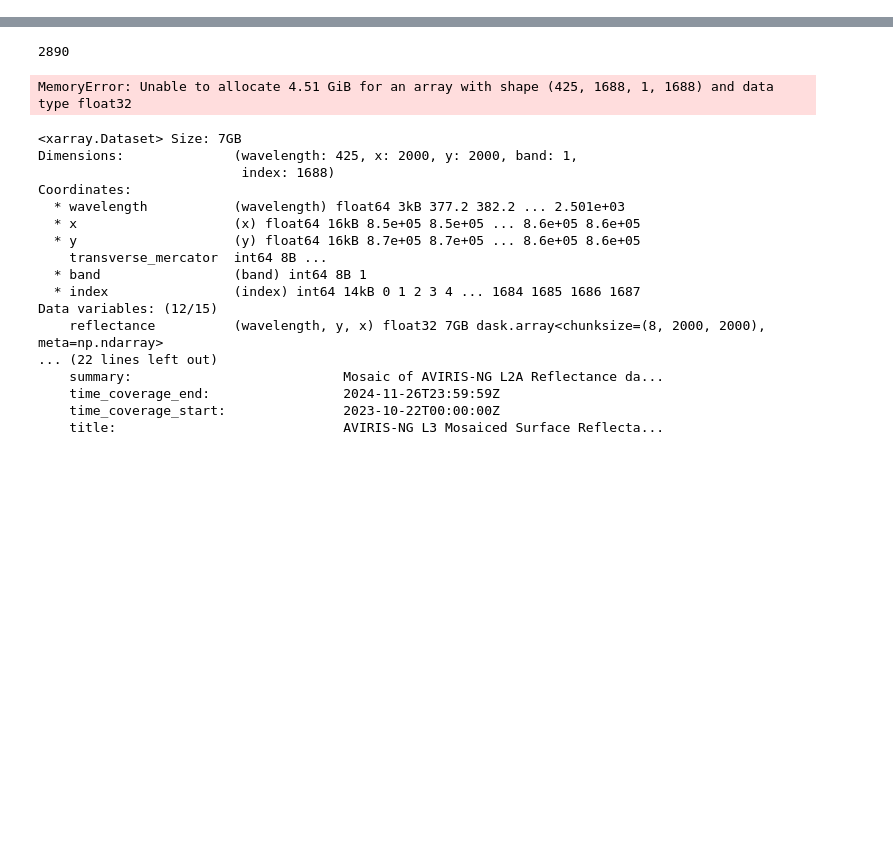
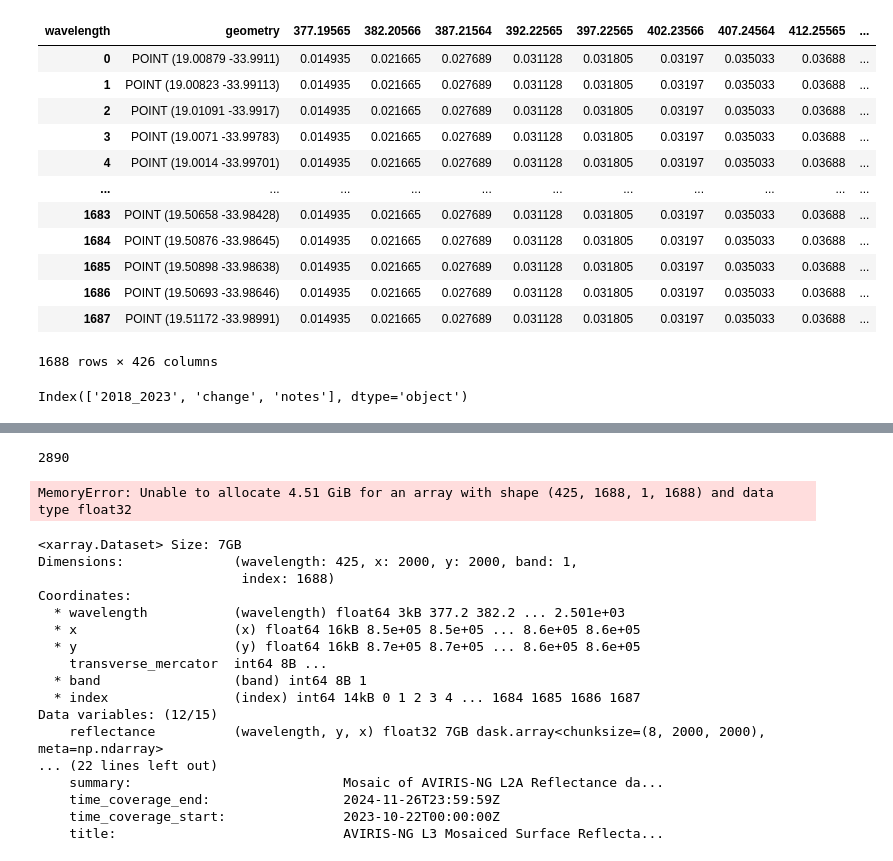
Before and after one commit to Geethen/hypinvalimap, a Jupyter notebook: code/2023_invasives.ipynb, the cells around one changed output, grey strips where cells are left out. Saved outputs shown, nothing was run; the diff lists cells and outputs as text; code cells hidden in the pictures; blank space fills up the shorter version.

```diff
--- a/code/2023_invasives.ipynb
+++ b/code/2023_invasives.ipynb
@@ -7,5 +118,5 @@ from dask.diagnostics import ProgressBar
 # %%
-ds = xr.open_dataset(r"C:\Users\coach\myfiles\postdoc\Invasives\AVIRIS-NG_BIOSCAPE_V02_L3_32_17_RFL.nc", engine="rasterio", chunks="auto")
+ds = xr.open_dataset(r"/mnt/hdd1/invasives/hypinvalimap/data/AVIRIS-NG_BIOSCAPE_V02_L3_32_16_RFL.nc", engine="rasterio", chunks="auto")
 ds
 # %% [output]
 <xarray.Dataset> Size: 7GB
@@ -28,5 +190,15 @@ Data variables: (12/13)
 # %%
 # Load invasive species point data
-gdf = gpd.read_file(r'C:\Users\coach\myfiles\postdoc\Invasives\code\hypinvalimap\data\aliens_sep2018.shp')
-gdf.head()
+# gdf = gpd.read_file(r'C:\Users\coach\myfiles\postdoc\Invasives\code\hypinvalimap\data\aliens_sep2018.shp')
+gdf = gpd.read_file(r'/home/geethen/invasives/hypinvalimap/data/2018_2023_MgnChg.shp')
+gdf = gdf[gdf.geometry.notnull()]
+
+gdf2 = gpd.read_file(r'/home/geethen/invasives/hypinvalimap/data/aliens_sep2018.shp')
+gdf2.dropna(subset=['geometry'], inplace=True)
+gdf2 = gdf2[gdf2.geometry != 'None']
+gdf2.shape
+
+
+# gdf2
+# gdf.head()
 # %% [output]
@@ -38,0 +216,4 @@ gdf.head()
+# %%
+joined = gpd.sjoin_nearest(gdf2[['fid', 'class', 'group', 'geometry']], gdf[['geometry','change', 'notes']], how='inner', distance_col='dist')
+
+joined.isna().sum()
@@ -42,12 +233,22 @@ def extract_points(ds, points):
     Extracts data values at specified points from a locally stored dataset.
 
     Parameters:
-    - ds: str, path to the dataset (e.g., netCDF or GeoTIFF).
+    - ds: str, path to the dataset (e.g., netCDF or GeoTIFF) or dataset.
     - points: GeoDataFrame, point locations to extract data.
 
     Returns:
     - DataFrame containing extracted data values and point indices.
     """
+    if isinstance(ds, str):
+        ds = xr.open_dataset(ds, engine="rasterio", chunks="auto")
+
+    # get the bounding box of the dataset
+    geo = get_bounds_as_gdf(ds)
+
+    # Clip the raw data to the bounding box
+    points = points.clip(geo)
+    print(f'got {points.shape[0]} point from {ds.title}')
+
     # Extract data at points
     extracted = ds.xvec.extract_points(
         points['geometry'],
@@ -58,6 +259,6 @@ def extract_points(ds, points):
 
     return extracted
 
-df = extract_points(ds, gdf)
+df = extract_points(ds, joined)
 df
 # %% [output]
@@ -80,0 +364,26 @@ Data variables: (12/15)
+# %%
+widedf = df.xvec.to_geodataframe(long=True).pivot_table(
+    index=['geometry'],  # Replace with your actual spatial and other relevant dimensions
+    columns='wavelength',
+    values='reflectance'
+).reset_index()
+widedf
+# %% [output]
+| wavelength | geometry | 377.19565 | 382.20566 | 387.21564 | 392.22565 | 397.22565 | 402.23566 | 407.24564 | 412.25565 | ... |
+| 0 | POINT (19.00879 -33.9911) | 0.014935 | 0.021665 | 0.027689 | 0.031128 | 0.031805 | 0.03197 | 0.035033 | 0.03688 | ... |
+| 1 | POINT (19.00823 -33.99113) | 0.014935 | 0.021665 | 0.027689 | 0.031128 | 0.031805 | 0.03197 | 0.035033 | 0.03688 | ... |
+| 2 | POINT (19.01091 -33.9917) | 0.014935 | 0.021665 | 0.027689 | 0.031128 | 0.031805 | 0.03197 | 0.035033 | 0.03688 | ... |
+| 3 | POINT (19.0071 -33.99783) | 0.014935 | 0.021665 | 0.027689 | 0.031128 | 0.031805 | 0.03197 | 0.035033 | 0.03688 | ... |
+| 4 | POINT (19.0014 -33.99701) | 0.014935 | 0.021665 | 0.027689 | 0.031128 | 0.031805 | 0.03197 | 0.035033 | 0.03688 | ... |
+| ... | ... | ... | ... | ... | ... | ... | ... | ... | ... | ... |
+| 1683 | POINT (19.50658 -33.98428) | 0.014935 | 0.021665 | 0.027689 | 0.031128 | 0.031805 | 0.03197 | 0.035033 | 0.03688 | ... |
+| 1684 | POINT (19.50876 -33.98645) | 0.014935 | 0.021665 | 0.027689 | 0.031128 | 0.031805 | 0.03197 | 0.035033 | 0.03688 | ... |
+| 1685 | POINT (19.50898 -33.98638) | 0.014935 | 0.021665 | 0.027689 | 0.031128 | 0.031805 | 0.03197 | 0.035033 | 0.03688 | ... |
+| 1686 | POINT (19.50693 -33.98646) | 0.014935 | 0.021665 | 0.027689 | 0.031128 | 0.031805 | 0.03197 | 0.035033 | 0.03688 | ... |
+| 1687 | POINT (19.51172 -33.98991) | 0.014935 | 0.021665 | 0.027689 | 0.031128 | 0.031805 | 0.03197 | 0.035033 | 0.03688 | ... |
+1688 rows × 426 columns
+# %%
+missing_cols = gdf.columns[gdf.isnull().any()]
+print(missing_cols)
+# %% [output]
+Index(['2018_2023', 'change', 'notes'], dtype='object')
```
Also changed, not shown: parts of 18 cells of this notebook, 2 other files.
